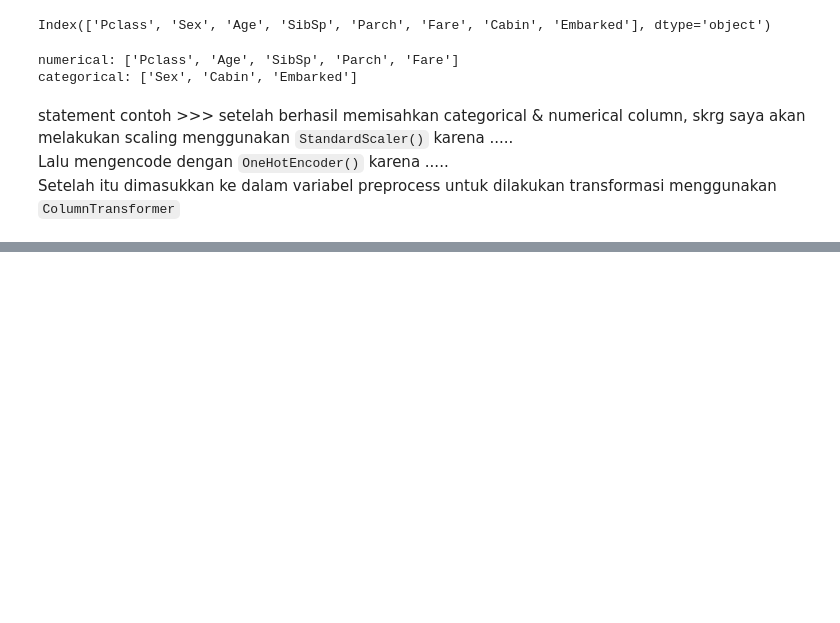
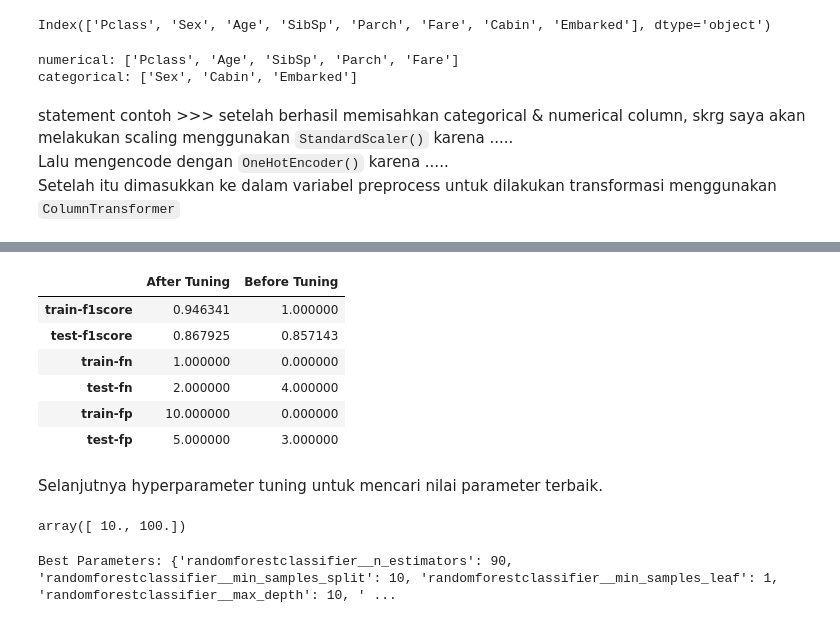
Before and after one commit to jennyaurelia/H8_1033, a Jupyter notebook: classification/titanic.ipynb, the cells around one changed output, grey strips where cells are left out. Saved outputs shown, nothing was run; the diff lists cells and outputs as text; code cells hidden in the pictures; blank space fills up the shorter version.

```diff
--- a/classification/titanic.ipynb
+++ b/classification/titanic.ipynb
@@ -251,0 +343,69 @@ Cross Val Mean from best model: 0.840181363352095
+# %%
+# create function to table reports recap
+all_reports = {}
+def performance_report(all_reports, y_train, y_pred_train, y_test, y_pred_test, name):
+    # calculate f1-score
+    train_f1=f1_score(y_train,y_pred_train)
+    test_f1=f1_score(y_test,y_pred_test)
+
+    # calculate fp fn
+    cm_train = confusion_matrix(y_train, y_pred_train, labels=pipe_rf.classes_)
+    cm_test = confusion_matrix(y_test, y_pred_test, labels=pipe_rf.classes_)
+
+    # extract FP FN
+    fn_train = cm_train[1,0]
+    fp_train = cm_train[0,1]
+    fn_test = cm_test[1,0]
+    fp_test = cm_test[0,1]
+
+
+    # create dictionary
+    score_reports = {
+        'train-f1score':train_f1,
+        'test-f1score':test_f1,
+        'train-fn':fn_train,
+        'test-fn': fn_test,
+        'train-fp': fp_train,
+        'test-fp':fp_test
+    }
+
+    # add reports
+    all_reports[name] = score_reports
+    return all_reports
+# %%
+all_reports = performance_report(all_reports, y_train, y_pred_train, y_test, y_pred_test, 'Before Tuning')
+pd.DataFrame(all_reports)
+# %% [output]
+|  | After Tuning | Before Tuning |
+| train-f1score | 0.946341 | 1.000000 |
+| test-f1score | 0.867925 | 0.857143 |
+| train-fn | 1.000000 | 0.000000 |
+| test-fn | 2.000000 | 4.000000 |
+| train-fp | 10.000000 | 0.000000 |
+| test-fp | 5.000000 | 3.000000 |
+# %% [markdown]
+Selanjutnya hyperparameter tuning untuk mencari nilai parameter terbaik.
+# %%
+np.linspace(10,100,2)
+# %% [output]
+array([ 10., 100.])
+# %%
+# Define the random forest parameter grid
+params = {
+    'randomforestclassifier__n_estimators':(10,20,30,40,50,60,70,80,90,100),
+    'randomforestclassifier__criterion': ['gini', 'entropy', 'log_loss'],
+    'randomforestclassifier__max_depth':(1,2,3,4,5,6,7,8,9,10),
+    'randomforestclassifier__min_samples_split':(2,4,6,8,10),
+    'randomforestclassifier__min_samples_leaf':(1,2,3,4,5)
+    }
+# Define Random search
+tuning = RandomizedSearchCV(pipe_rf, param_distributions = params, n_iter=25, cv=5, scoring='f1', n_jobs=-1, random_state=27)
+
+# Train the tune model
+tuning.fit(X_train, y_train)
+
+# Get the best parameters
+best_params = tuning.best_params_
+print(f'Best Parameters: {best_params}')
+# %% [output]
+Best Parameters: {'randomforestclassifier__n_estimators': 90, 'randomforestclassifier__min_samples_split': 10, 'randomforestclassifier__min_samples_leaf': 1, 'randomforestclassifier__max_depth': 10, ' ...
```
Also changed, not shown: parts of 19 cells of this notebook, 2 other files.
